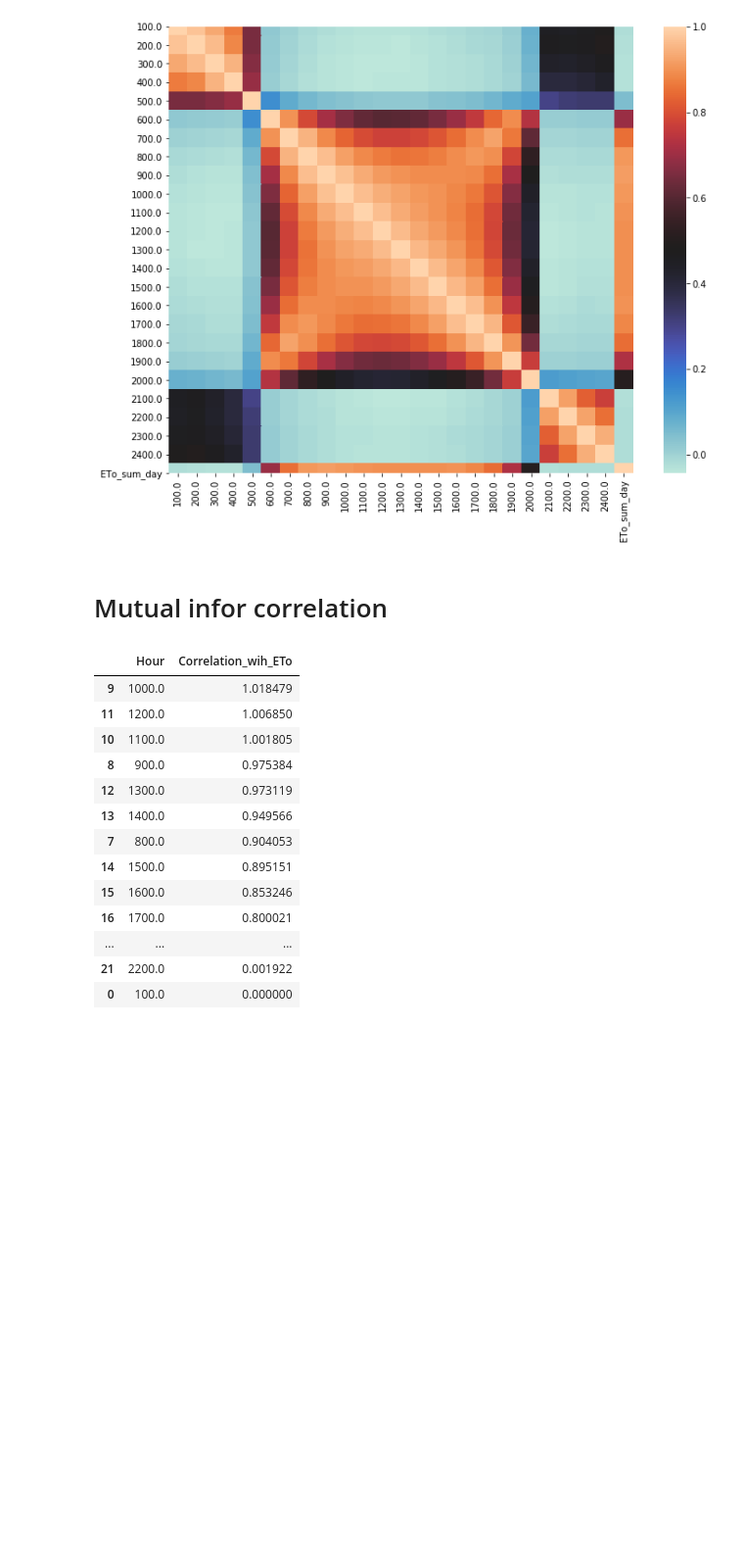
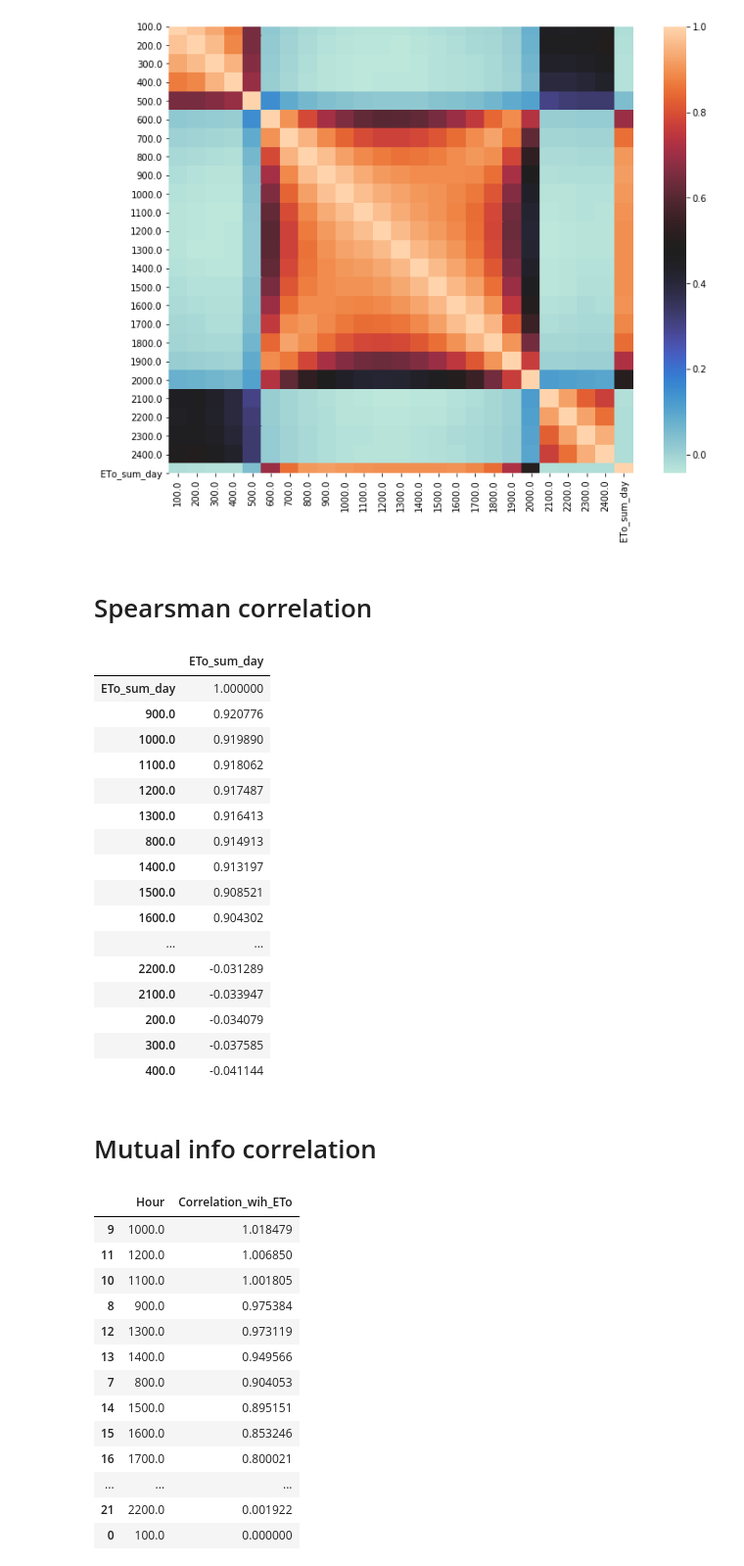
Before and after one commit to hoseinkazemii/ETo-Prediction-ML, a Jupyter notebook: EDA/EDA.ipynb, the cells around one changed output. Shown at 98% size. Cells and saved outputs as stored; diff of their text form; code cells hidden in the pictures; blank space fills up the shorter version.

```diff
--- a/EDA/EDA.ipynb
+++ b/EDA/EDA.ipynb
@@ -96,8 +96,30 @@ sns.heatmap(corrmat, vmax=1, square=True, cmap="icefire")
 # %% [output]
 <matplotlib.axes._subplots.AxesSubplot at 0x...>
 [figure]
+# %% [markdown]
+# Spearsman correlation
+# %%
+pd.DataFrame(df.drop(columns=['Year']).corr(method='spearman')['ETo_sum_day'],columns=['ETo_sum_day']).sort_values(by='ETo_sum_day', ascending=False)
+# %% [output]
+|  | ETo_sum_day |
+| ETo_sum_day | 1.000000 |
+| 900.0 | 0.920776 |
+| 1000.0 | 0.919890 |
+| 1100.0 | 0.918062 |
+| 1200.0 | 0.917487 |
+| 1300.0 | 0.916413 |
+| 800.0 | 0.914913 |
+| 1400.0 | 0.913197 |
+| 1500.0 | 0.908521 |
+| 1600.0 | 0.904302 |
+| ... | ... |
+| 2200.0 | -0.031289 |
+| 2100.0 | -0.033947 |
+| 200.0 | -0.034079 |
+| 300.0 | -0.037585 |
+| 400.0 | -0.041144 |
 # %% [markdown]
-# Mutual infor correlation
+# Mutual info correlation
 # %%
 X=df.drop(columns=['ETo_sum_day'], axis=1)
 y=df['ETo_sum_day']
```
Also changed, not shown: parts of 5 cells of this notebook, 8 other files.
